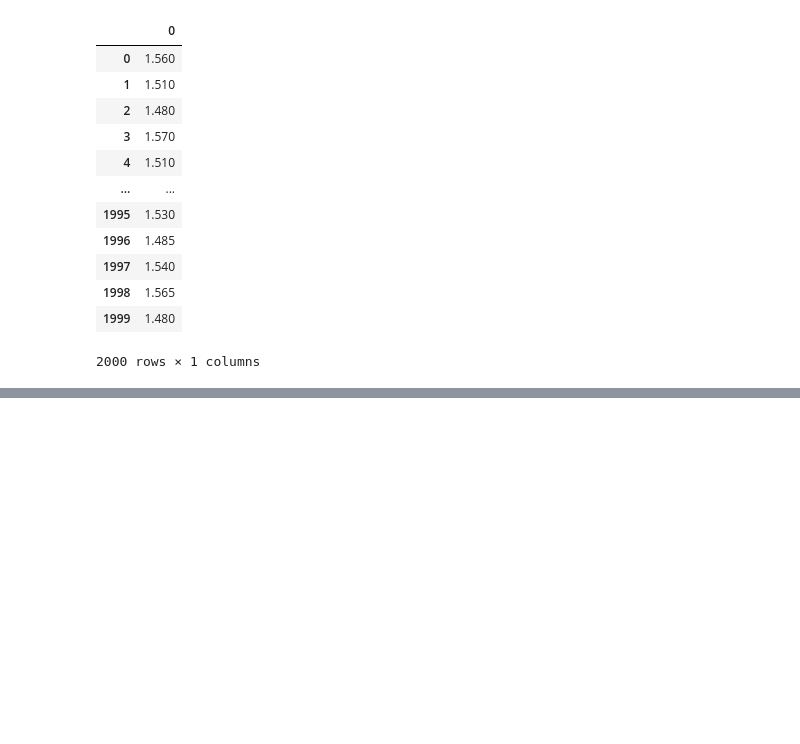
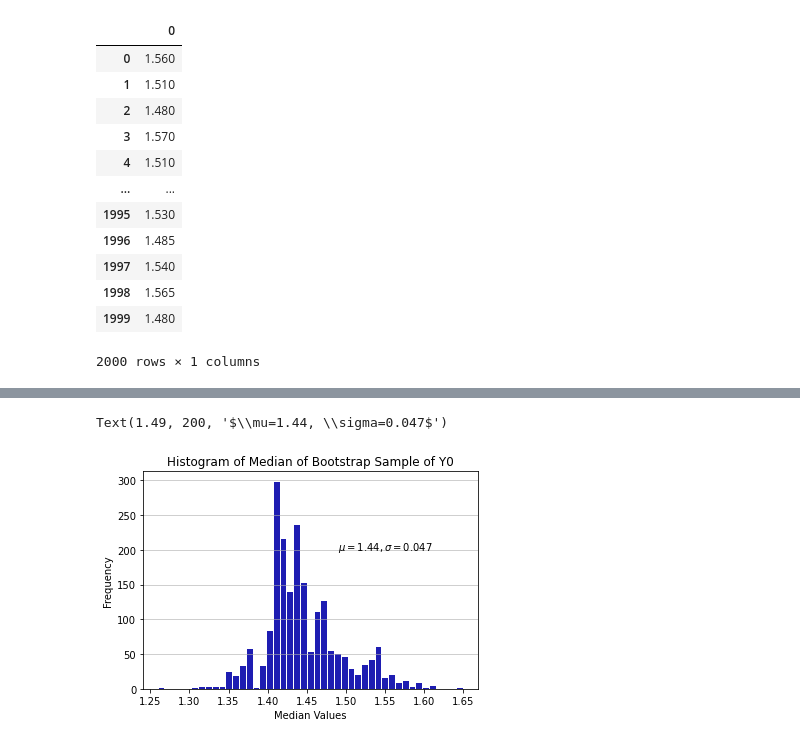
Before and after one commit to xiaowch/Adv_Bio3, a Jupyter notebook: Boot_Medians.ipynb, the cells around one changed output, grey strips where cells are left out. Saved outputs shown, nothing was run; the diff lists cells and outputs as text; code cells hidden in the pictures; blank space fills up the shorter version.

```diff
--- a/Boot_Medians.ipynb
+++ b/Boot_Medians.ipynb
@@ -86,6 +86,10 @@ samples = 2000
 draws = 200
 # %%
 boot_sample_Y0 = pd.DataFrame(boot_sample_Y0 )
+# %%
+boot_sample_Y0 = []
+for i in range(samples):
+    boot_sample_Y0 += [df_Y0_T.sample(draws, replace=True).median()]
 # %%
 boot_sample_Y0
 # %% [output]
@@ -108,2 +100,0 @@ for i in range(samples):
-# %%
-boot_sample_Y0 =
@@ -170,0 +141,12 @@ dtype: float64
+# %%
+import matplotlib.pyplot as plt
+
+plt.hist(x=boot_sample_Y0, bins='auto', color='#0504aa', alpha=0.9, rwidth=0.85)
+plt.title('Histogram of Median of Bootstrap Sample of Y0')
+plt.grid(axis='y', alpha=0.75)
+plt.xlabel('Median Values')
+plt.ylabel('Frequency')
+plt.text(1.49, 200, r'$\mu=1.44, \sigma=0.047$')
+# %% [output]
+Text(1.49, 200, '$\\mu=1.44, \\sigma=0.047$')
+[figure, added]
```
Also changed, not shown: parts of 14 cells of this notebook.
